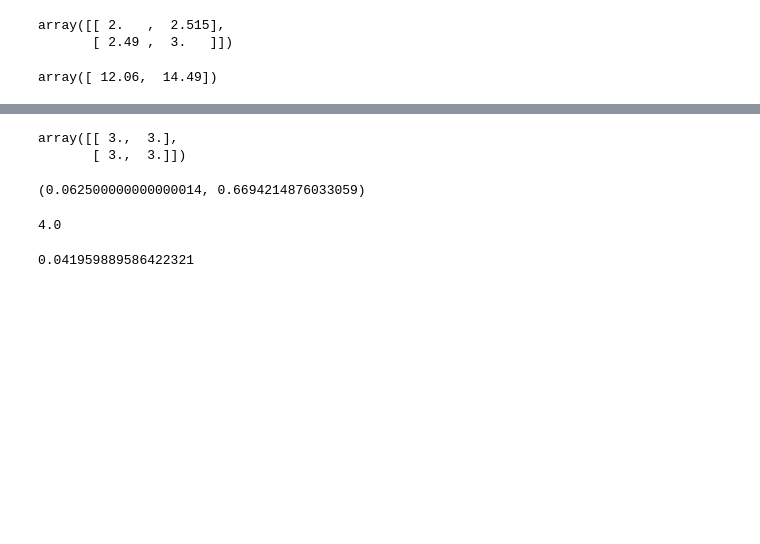
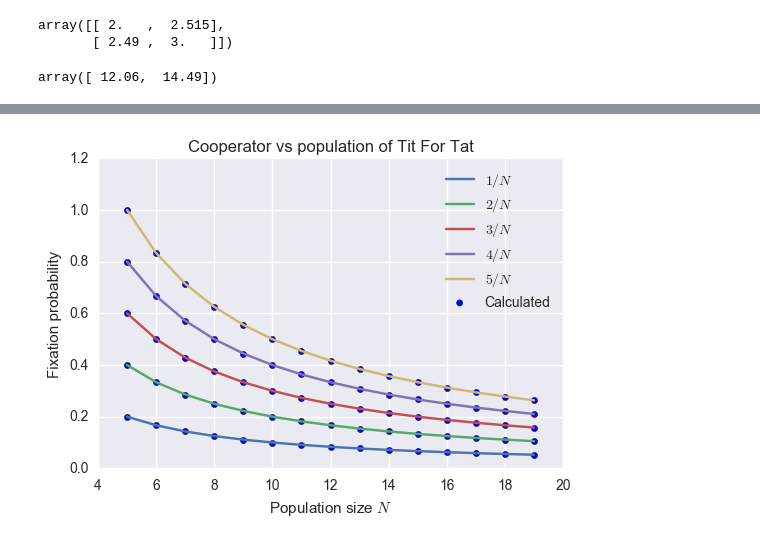
Before and after one commit to Axelrod-Python/axelrod-moran, a Jupyter notebook: Relative fitness.ipynb, the cells around one changed output, grey strips where cells are left out. Saved outputs shown, nothing was run; the diff lists cells and outputs as text; code cells hidden in the pictures; blank space fills up the shorter version.

Commit message:
Fix error and run some graphs.

```diff
--- a/Relative fitness.ipynb
+++ b/Relative fitness.ipynb
@@ -77,7 +81,7 @@ def transition(strategy_pair, N, i, utilities=utilities):
     """
     fit = fitness(strategy_pair, N, i, utilities=utilities)
     p_up = (fit[0] * i / (fit[0] * i + fit[1] * (N - i))) * (N - i) / N
-    p_down = (fit[1] * (N - i) / (fit[0] * i + fit[1] * (N - i))) * (N - i) / N
+    p_down = (fit[1] * (N - i) / (fit[0] * i + fit[1] * (N - i))) * (i) / N
     p_stay = 1 - p_up - p_down
     return p_down, p_stay, p_up
 # %%
@@ -129,8 +142,3 @@ def write_fixation(N):
 # Write all of these to file
 for N in range(2, 12 + 1):
     write_fixation(N)
-# %%
-scores(("Cooperator", "Cooperator"))
-# %% [output]
-array([[ 3.,  3.],
-       [ 3.,  3.]])
@@ -140,13 +145,21 @@ def prob(r, N):
-# %%
-N = 5
-fixation(("Cooperator", "Tit For Tat"), N), prob(3.0, N)
-# %% [output]
-(0.062500000000000014, 0.6694214876033059)
-# %%
-.64/.16
-# %% [output]
-4.0
-# %%
-fixation(("Alternator", "Tit For Tat"), 5)
-# %% [output]
-0.041959889586422321
+# %%
+import matplotlib.pyplot as plt
+import seaborn as sns
+%matplotlib inline
+ns = range(5, 20)
+plt.figure()
+for i in range(1, min(ns) + 1):
+    theoretic = [i / n for n in ns]
+    calculated = [fixation(("Cooperator", "Tit For Tat"), n, i) for n in ns]
+    plt.plot(ns, theoretic, label="${}/N$".format(i))
+    plt.title("Cooperator vs population of Tit For Tat")
+    if i == min(ns):
+        plt.scatter(ns, calculated, label="Calculated")
+    else:
+        plt.scatter(ns, calculated)
+
+    plt.xlabel("Population size $N$")
+    plt.ylabel("Fixation probability")
+    plt.legend();
+# %% [output]
+[figure, added]
```
Also changed, not shown: parts of 9 cells of this notebook.
